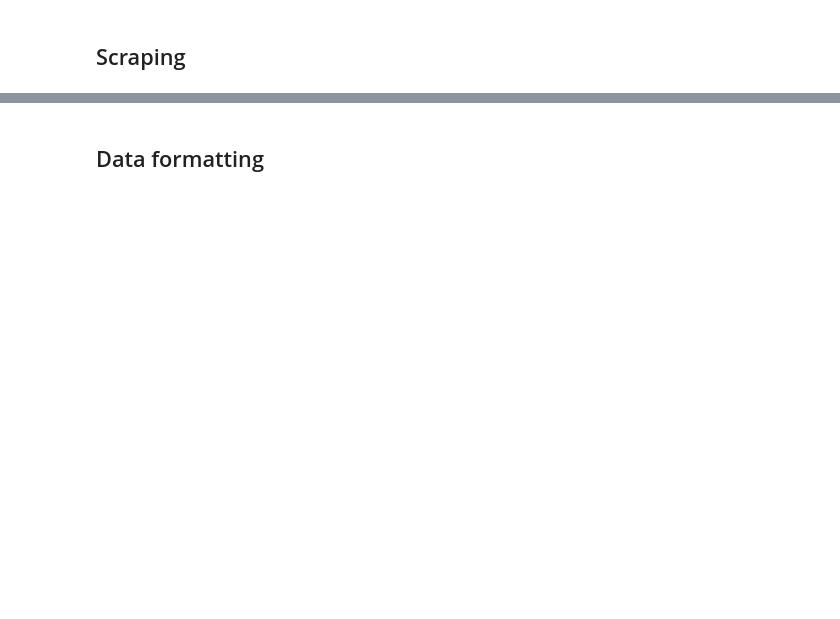
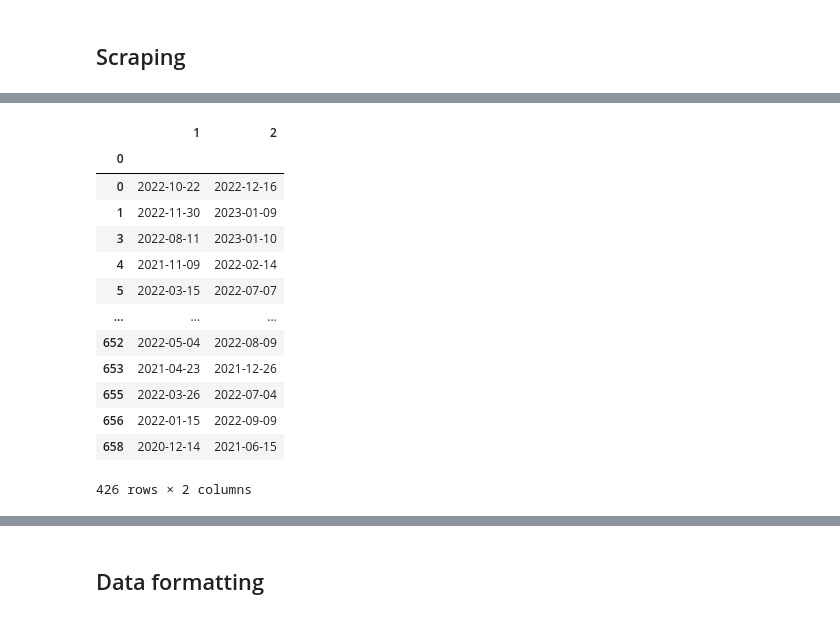
Before and after one commit to samverh/scrape-springer, a Jupyter notebook: scraping.ipynb, the cells around one changed output, grey strips where cells are left out. Drawn from its saved outputs; the diff is of its cells as text; code cells hidden in the pictures; blank space fills up the shorter version.

```diff
--- a/scraping.ipynb
+++ b/scraping.ipynb
@@ -10,7 +12,8 @@ import matplotlib.pyplot as plt
 sns.set()
 # %%
 journal_selection = "all"
-max_pages = 50
+max_pages = 16000
+start_page = 0
 extra_info = "keyword_depression"
 # %% [markdown]
 ## Scraping
@@ -86,0 +175,19 @@ for href in tqdm(hrefs_results):
+# %%
+dates_df = pd.DataFrame(dates)
+dates_df.set_index(0, drop=True, inplace=True)
+dates_df
+# %% [output]
+|  | 1 | 2 |
+| 0 |  |  |
+| 0 | 2022-10-22 | 2022-12-16 |
+| 1 | 2022-11-30 | 2023-01-09 |
+| 3 | 2022-08-11 | 2023-01-10 |
+| 4 | 2021-11-09 | 2022-02-14 |
+| 5 | 2022-03-15 | 2022-07-07 |
+| ... | ... | ... |
+| 652 | 2022-05-04 | 2022-08-09 |
+| 653 | 2021-04-23 | 2021-12-26 |
+| 655 | 2022-03-26 | 2022-07-04 |
+| 656 | 2022-01-15 | 2022-09-09 |
+| 658 | 2020-12-14 | 2021-06-15 |
+426 rows × 2 columns
```
Also changed, not shown: parts of 19 cells of this notebook, 14 other files.
